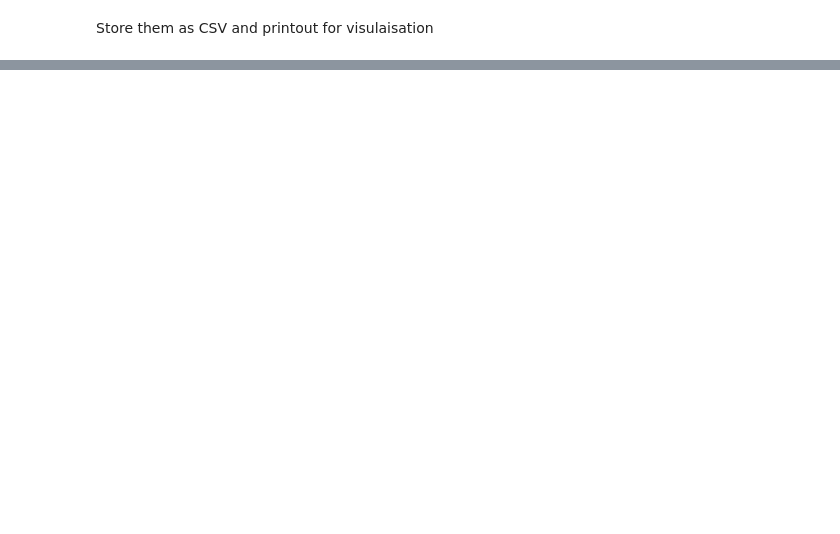
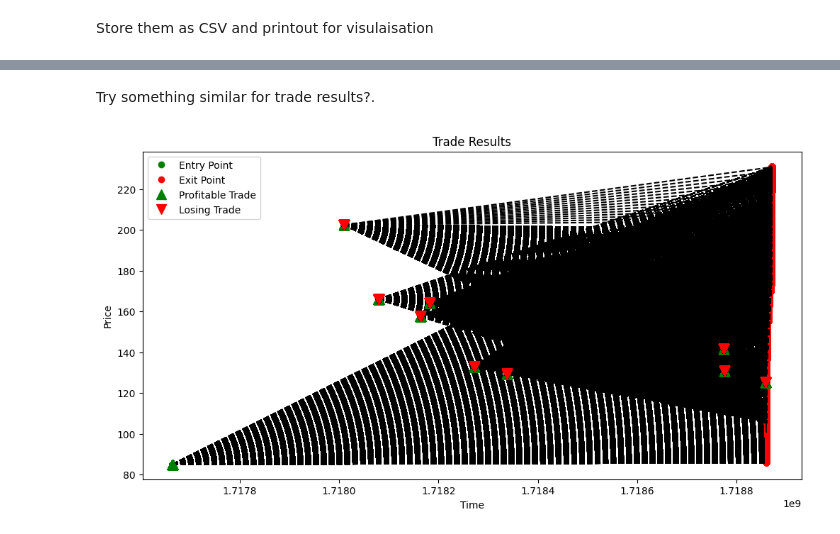
Before and after one commit to MinorLeopard/OptionChartAnalysis, a Jupyter notebook: OptionAnalysis.ipynb, the cells around one changed output, grey strips where cells are left out. Cells and saved outputs as stored; diff of their text form; code cells hidden in the pictures; blank space fills up the shorter version.

```diff
--- a/OptionAnalysis.ipynb
+++ b/OptionAnalysis.ipynb
@@ -80,0 +124,35 @@ import ace_tools as tools; tools.display_dataframe_to_user(name="Profit and Stop
+# %% [markdown]
+Try something similar for trade results?.
+# %%
+import pandas as pd
+import matplotlib.pyplot as plt
+
+# Load the trade results
+trade_results = pd.read_csv('Outputs/NIFTY/NSE_NIFTY240620C23400_trade_results.csv')
+
+# Plot the trade results
+plt.figure(figsize=(12, 6))
+
+# Plot entry and exit points
+plt.plot(trade_results['entry_time'], trade_results['entry_price'], 'go', label='Entry Point')
+plt.plot(trade_results['exit_time'], trade_results['exit_price'], 'ro', label='Exit Point')
+
+# Connect entry and exit points with lines
+for i in range(len(trade_results)):
+    plt.plot([trade_results['entry_time'][i], trade_results['exit_time'][i]],
+             [trade_results['entry_price'][i], trade_results['exit_price'][i]], 'k--')
+
+# Highlight profitable and losing trades
+profit_trades = trade_results[trade_results['profit'] > 0]
+loss_trades = trade_results[trade_results['profit'] <= 0]
+
+plt.plot(profit_trades['entry_time'], profit_trades['entry_price'], 'g^', markersize=10, label='Profitable Trade')
+plt.plot(loss_trades['entry_time'], loss_trades['entry_price'], 'rv', markersize=10, label='Losing Trade')
+
+plt.xlabel('Time')
+plt.ylabel('Price')
+plt.title('Trade Results')
+plt.legend()
+plt.show()
+# %% [output]
+[figure, added]
```
Also changed, not shown: parts of 9 cells of this notebook, 3 other files.
